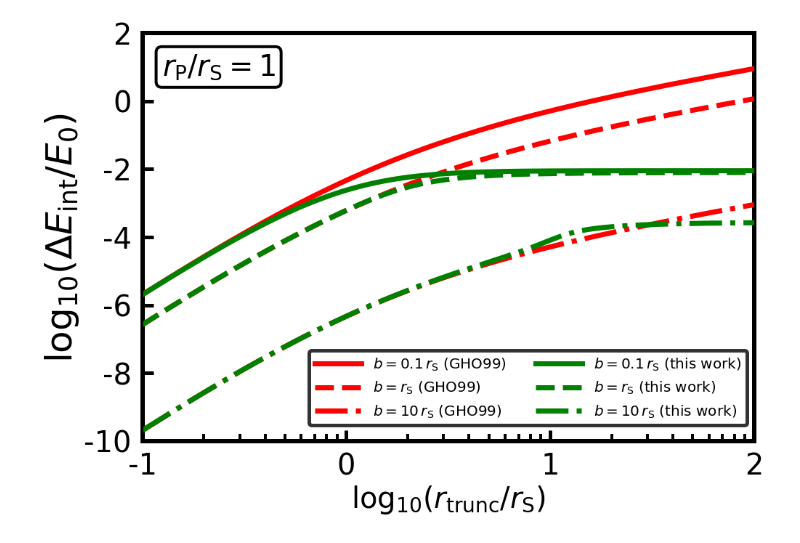
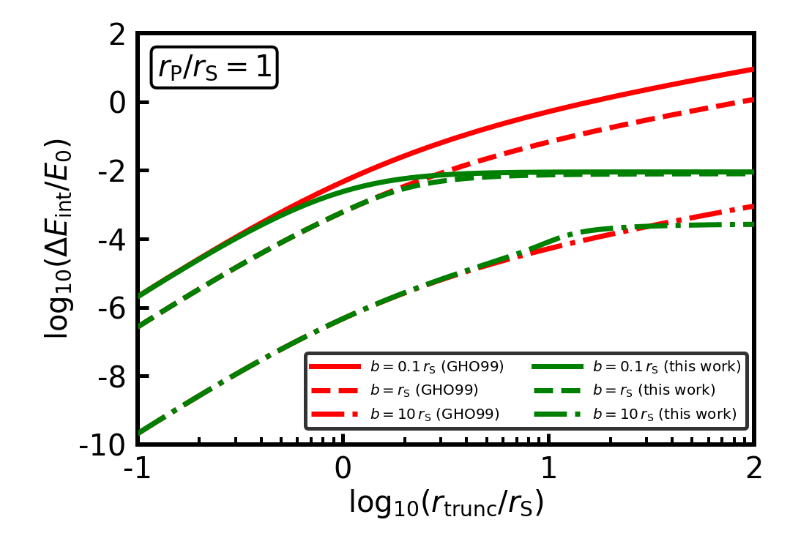
Before and after one commit to uddipanb/NP-impulse, a Jupyter notebook: straight_encounter_spherical_rtrunc.ipynb, the cells around one changed output. Drawn from its saved outputs; the diff is of its cells as text; code cells hidden in the pictures.

```diff
--- a/straight_encounter_spherical_rtrunc.ipynb
+++ b/straight_encounter_spherical_rtrunc.ipynb
@@ -146,10 +152,11 @@ hf.close()
 fig,ax=plt.subplots(figsize=(15,10))
 plt.subplots_adjust(top=0.95,bottom=0.17,left=0.17,right=0.95)
 legend_properties = {'size':25,'weight':'bold'}
+trans=1
 
-ax.loglog(Rc,Etidal[:,0],color='r',lw=7,label='$b=0.1\,r_{\mathrm{S}}$ (GHO99)')
-ax.loglog(Rc,Etidal[:,1],color='r',ls='--',lw=7,label='$b=r_{\mathrm{S}}$ (GHO99)')
-ax.loglog(Rc,Etidal[:,2],color='r',ls='-.',lw=7,label='$b=10\,r_{\mathrm{S}}$ (GHO99)')
+ax.loglog(Rc,Etidal[:,0],color='r',lw=7,alpha=trans,label='$b=0.1\,r_{\mathrm{S}}$ (GHO99)')
+ax.loglog(Rc,Etidal[:,1],color='r',ls='--',lw=7,alpha=trans,label='$b=r_{\mathrm{S}}$ (GHO99)')
+ax.loglog(Rc,Etidal[:,2],color='r',ls='-.',lw=7,alpha=trans,label='$b=10\,r_{\mathrm{S}}$ (GHO99)')
 
 ax.loglog(Rc,Eint_trunc[:,0],color='g',lw=7,label='$b=0.1\,r_{\mathrm{S}}$ (this work)')
 ax.loglog(Rc,Eint_trunc[:,1],color='g',ls='--',lw=7,label='$b=r_{\mathrm{S}}$ (this work)')
@@ -158,32 +165,32 @@ ax.loglog(Rc,Eint_trunc[:,2],color='g',ls='-.',lw=7,label='$b=10\,r_{\mathrm{S}}
 ax.tick_params(which='major', direction='in', width=5, length=15, color='k', pad=15)
 ax.tick_params(which='minor', direction='in', width=4, length=10, color='k', pad=15)
 ax.set_xticks(np.logspace(np.log10(1e-1),np.log10(1e2),num=4))
 labels = [item.get_text() for item in ax.get_xticklabels()]
 labels = np.arange((int)(np.log10(1e-1)),(int)(np.log10(1e2)+1))
 ax.set_xticklabels(labels)
 #ax.get_xaxis().set_major_formatter(matplotlib.ticker.ScalarFormatter())
 #ax.get_yaxis().set_major_formatter(matplotlib.ticker.NullFormatter())
 ax.set_yticks(np.logspace(np.log10(1e-10),np.log10(1e2),num=7))
 labels = [item.get_text() for item in ax.get_xticklabels()]
 labels = np.arange(-10,3,2)
 ax.set_yticklabels(labels)
 
 ax.set_xlim([1e-1,1e2])
 ax.set_ylim([1e-10,1e2])
 ax.tick_params(labelsize=40)
 ax.set_xlabel('$\log_{10}{\left(r_{\mathrm{trunc}}/r_{\mathrm{S}}\\right)}$',fontsize=40)
-ax.set_ylabel('$\log_{10}{\left(\Delta E_{\mathrm{int}}/E_0\\right)}$',fontsize=50)
+ax.set_ylabel('$\log_{10}{\left(\Delta E_{\mathrm{int}}/E_0\\right)}$',fontsize=40)
 leg=ax.legend(ncol=2,handlelength=3.2,fontsize=20,bbox_to_anchor=[0.63, 0.13],loc='center')
 leg.get_frame().set_edgecolor('k')
 leg.get_frame().set_linewidth('5')
 ax.patch.set_edgecolor('k')
 ax.patch.set_linewidth('6')
 
 fig.text(0.195, 0.87, '$r_{\mathrm{P}}/r_{\mathrm{S}}=%.0f$' %(rp), bbox=dict(boxstyle='round', facecolor='none', edgecolor='black', linewidth=4, pad=0.2, alpha=1), fontsize=40)
 
 plt.savefig('impulsive_encounter_rtrunc_perturber%d_subject%d_rp%.4f.jpg' %(perturber_flag,subject_flag,rp))
 #plt.savefig('impulsive_encounter_rtrunc_perturber%d_subject%d_rp%.4f.eps' %(perturber_flag,subject_flag,rp))
 
 plt.show()
 # %% [output]
-[figure, old version]
+[figure, new version]
```
Also changed, not shown: parts of 3 cells of this notebook, 16 other files.
